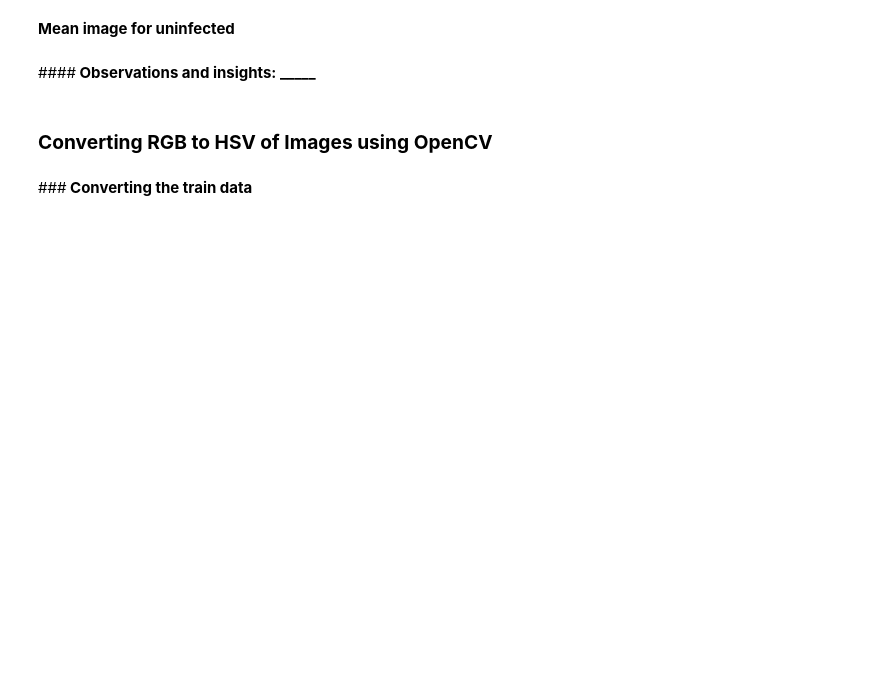
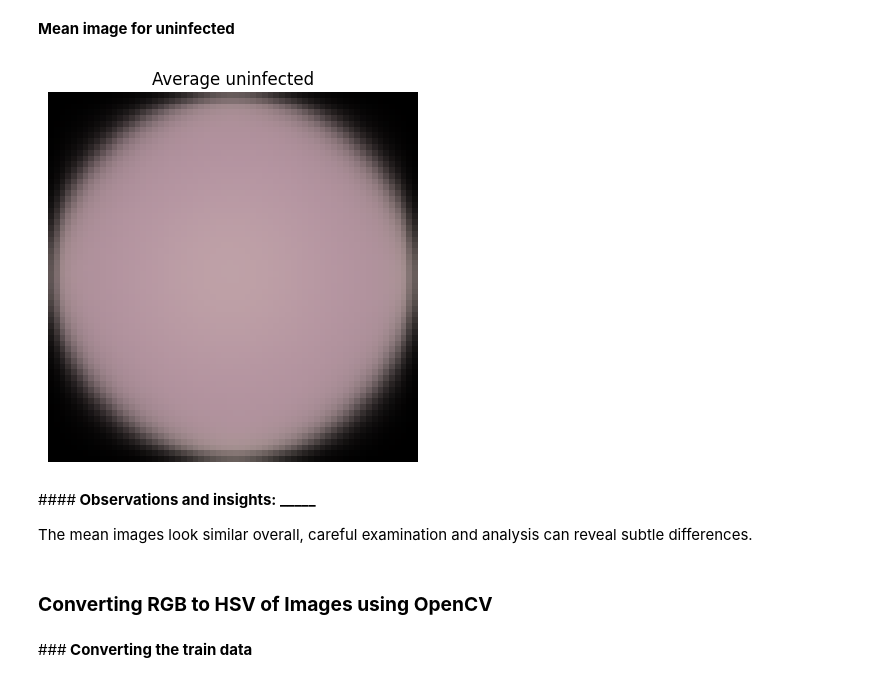
Before and after one commit to vivimtz888/malaria-detection-deeplearning, a Jupyter notebook: Reference_Notebook_Malaria_Detection_Full_Code.ipynb, the cells around one changed output. Drawn from its saved outputs; the diff is of its cells as text; code cells hidden in the pictures; blank space fills up the shorter version.

```diff
--- a/Reference_Notebook_Malaria_Detection_Full_Code.ipynb
+++ b/Reference_Notebook_Malaria_Detection_Full_Code.ipynb
@@ -409,7 +471,21 @@ Dataset Quality: Based on the visualized images, there are no immediate signs of
 # %% [markdown]
 <b> Mean image for uninfected
+# %%
+uninfected_data = []  # Create a list to store the uninfected data
+
+for img, label in zip(train_images, train_labels):
+
+        if label == 0:
+
+              uninfected_data.append([img])
+
+uninfected_mean = find_mean_img(np.array(uninfected_data), 'uninfected')   # find the mean
+# %% [output]
+[figure, added]
 # %% [markdown]
 ####<b> Observations and insights: _____
+
+The mean images look similar overall, careful examination and analysis can reveal subtle differences.
 # %% [markdown]
 ### <b>Converting RGB to HSV of Images using OpenCV
 # %% [markdown]
```
Also changed, not shown: parts of 7 cells of this notebook.
